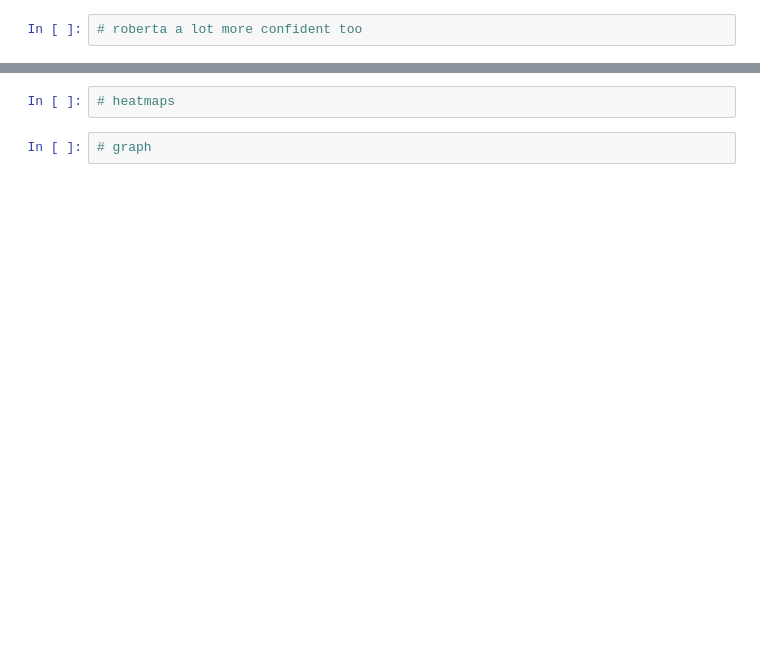
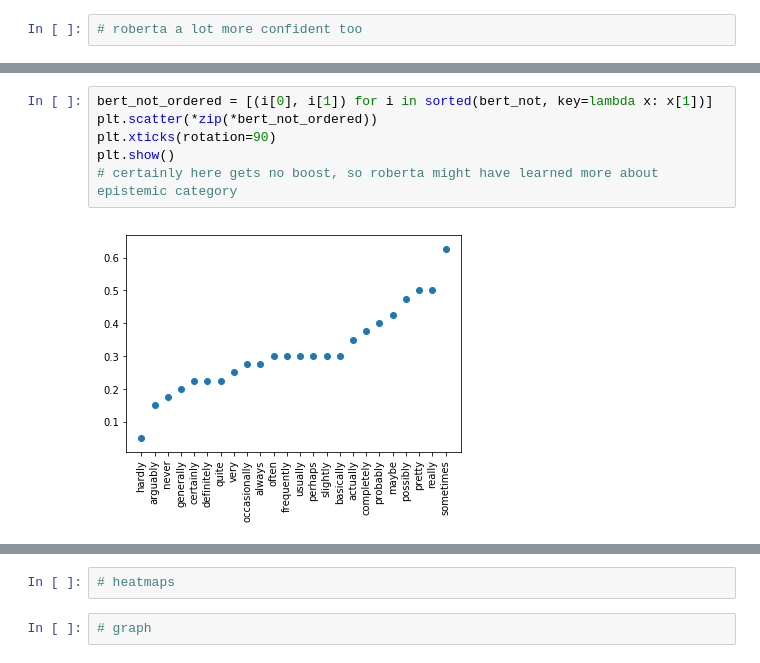
Before and after one commit to isabellelorge/reddit_project, a Jupyter notebook: notebooks/Rerun_after_swap_really.ipynb, the cells around one changed output, grey strips where cells are left out. Saved outputs shown, nothing was run; the diff lists cells and outputs as text; blank space fills up the shorter version.

```diff
--- a/notebooks/Rerun_after_swap_really.ipynb
+++ b/notebooks/Rerun_after_swap_really.ipynb
@@ -117,0 +299,8 @@ GPT2 ((10, 0.0030152367), (452, 1.4930817e-05), [('but', 0.7789079), ('and', 0.0
+# %%
+bert_not_ordered = [(i[0], i[1]) for i in sorted(bert_not, key=lambda x: x[1])]
+plt.scatter(*zip(*bert_not_ordered))
+plt.xticks(rotation=90)
+plt.show()
+# certainly here gets no boost, so roberta might have learned more about epistemic category
+# %% [output]
+[figure, added]
```
Also changed, not shown: parts of 160 cells of this notebook, 7 other files.
